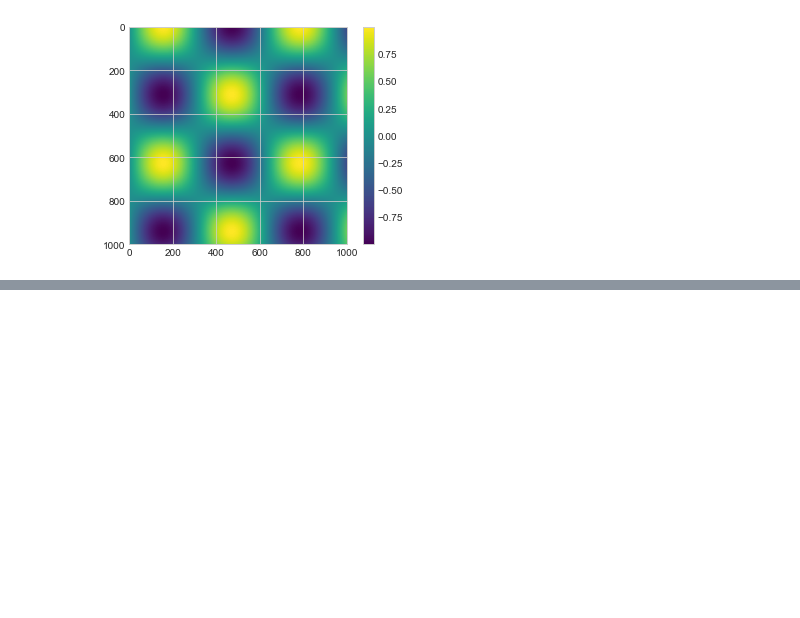
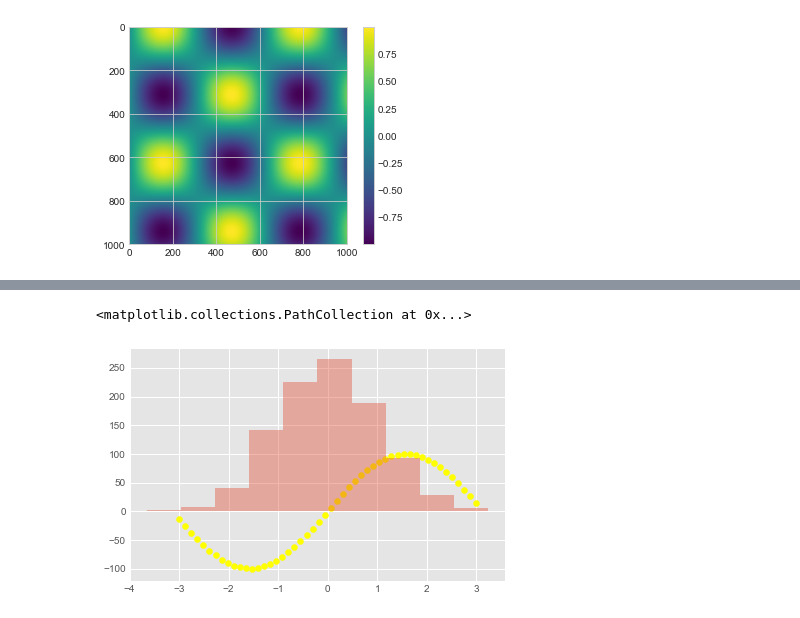
Before and after one commit to BenjaminPhillips22/Python-Data-Science-Handbook, a Jupyter notebook: Simple Line Plots.ipynb, the cells around one changed output, grey strips where cells are left out. Drawn from its saved outputs; the diff is of its cells as text; code cells hidden in the pictures; blank space fills up the shorter version.

Commit message:
stylesheets

```diff
--- a/Simple Line Plots.ipynb
+++ b/Simple Line Plots.ipynb
@@ -125,0 +157,9 @@ fig.colorbar(im)
+# %%
+plt.style.use('ggplot')
+ax = plt.axes()
+ax.hist(x, alpha=0.4)
+y = np.linspace(-3, 3, 50)
+ax.scatter(y, 100*np.sin(y), c='yellow')
+# %% [output]
+<matplotlib.collections.PathCollection at 0x...>
+[figure, added]
```
Also changed, not shown: parts of 5 cells of this notebook.
